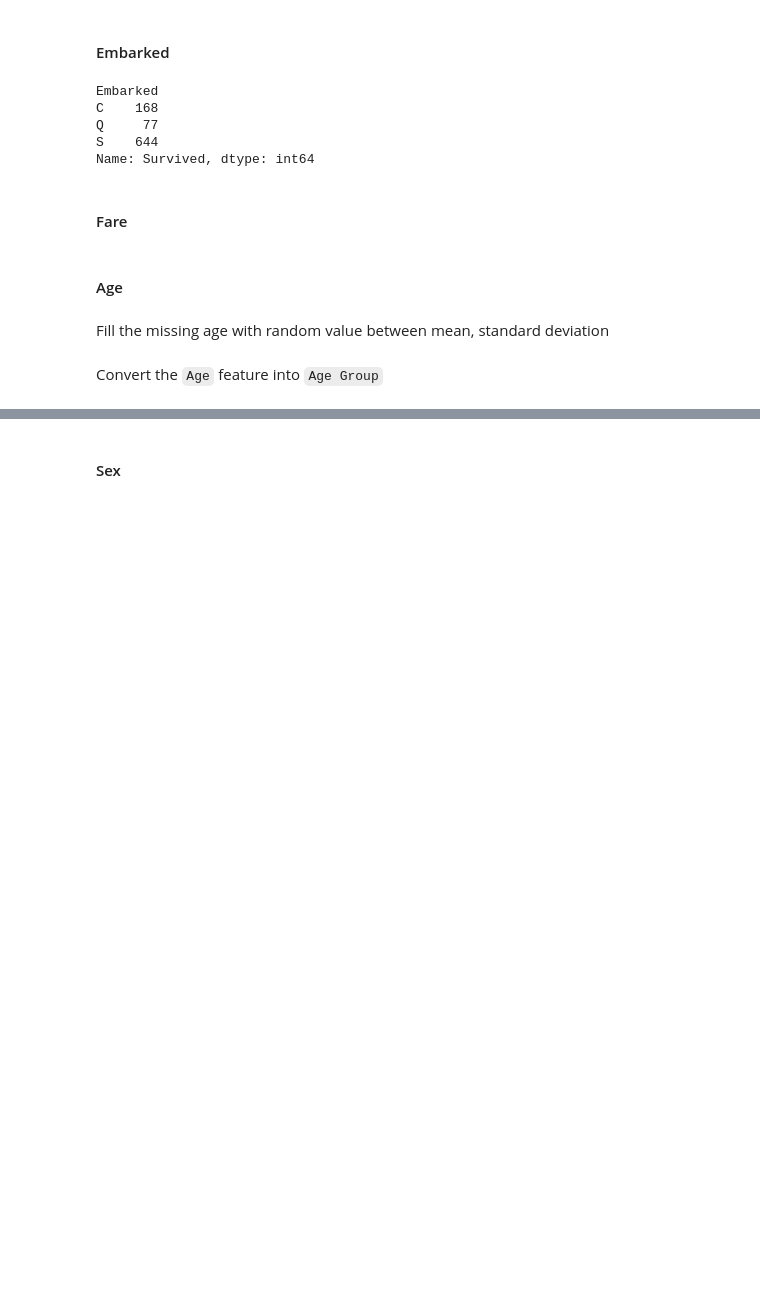
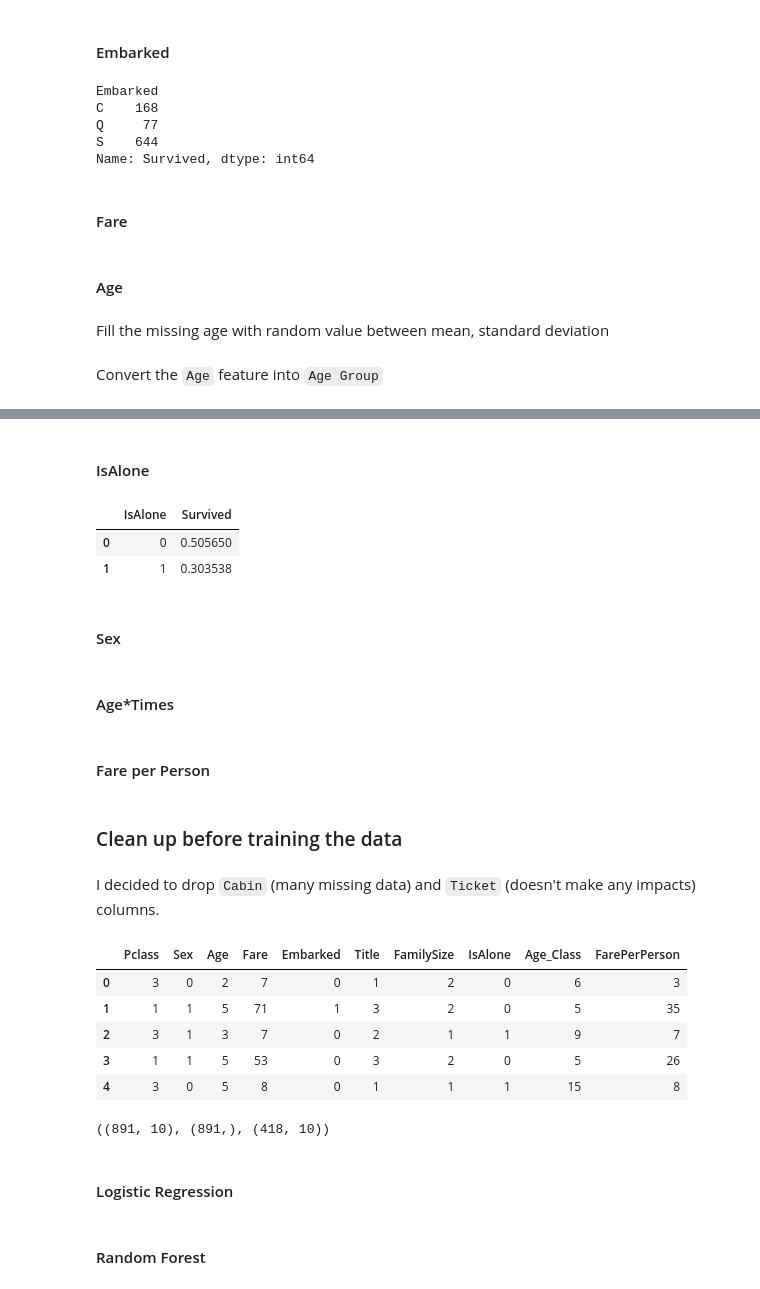
Before and after one commit to canhtran/vagrant-kubeadm-helm-chart, a Jupyter notebook: notebook/Titanic_survival.ipynb, the cells around one changed output, grey strips where cells are left out. Saved outputs shown, nothing was run; the diff lists cells and outputs as text; code cells hidden in the pictures; blank space fills up the shorter version.

```diff
--- a/notebook/Titanic_survival.ipynb
+++ b/notebook/Titanic_survival.ipynb
@@ -134,6 +175,20 @@ Name: Age, dtype: int64
+# %% [markdown]
+#### IsAlone
+# %%
+for dataset in data:
+    dataset['IsAlone'] = 0
+    dataset.loc[dataset['FamilySize'] == 1, 'IsAlone'] = 1
+
+train_df[['IsAlone', 'Survived']].groupby('IsAlone', as_index=False).mean()
+# %% [output]
+|  | IsAlone | Survived |
+| 0 | 0 | 0.505650 |
+| 1 | 1 | 0.303538 |
 # %% [markdown]
 #### Sex
 # %%
 genders = {"male": 0, "female": 1}
 for dataset in data:
     dataset['Sex'] = dataset['Sex'].map(genders)
+# %% [markdown]
+#### Age*Times
@@ -139,0 +198,2 @@ for dataset in data:
+# %% [markdown]
+#### Fare per Person
@@ -139,0 +204,23 @@ for dataset in data:
+# %% [markdown]
+### Clean up before training the data
+# %% [markdown]
+I decided to drop `Cabin` (many missing data) and `Ticket` (doesn't make any impacts) columns.
+# %%
+X_train = train_df.drop(['Name','Ticket', 'Cabin', 'SibSp', 'Parch', 'PassengerId', 'Survived'], axis=1)
+Y_train = train_df['Survived']
+X_test = test_df.drop(['Name','Ticket', 'Cabin', 'SibSp', 'Parch', 'PassengerId'], axis=1).copy()
+# %%
+X_train.head()
+# %% [output]
+|  | Pclass | Sex | Age | Fare | Embarked | Title | FamilySize | IsAlone | Age_Class | FarePerPerson |
+| 0 | 3 | 0 | 2 | 7 | 0 | 1 | 2 | 0 | 6 | 3 |
+| 1 | 1 | 1 | 5 | 71 | 1 | 3 | 2 | 0 | 5 | 35 |
+| 2 | 3 | 1 | 3 | 7 | 0 | 2 | 1 | 1 | 9 | 7 |
+| 3 | 1 | 1 | 5 | 53 | 0 | 3 | 2 | 0 | 5 | 26 |
+| 4 | 3 | 0 | 5 | 8 | 0 | 1 | 1 | 1 | 15 | 8 |
+# %%
+X_train.shape, Y_train.shape, X_test.shape
+# %% [output]
+((891, 10), (891,), (418, 10))
+# %% [markdown]
+#### Logistic Regression
@@ -139,0 +232,2 @@ for dataset in data:
+# %% [markdown]
+#### Random Forest
```
Also changed, not shown: parts of 37 cells of this notebook.
